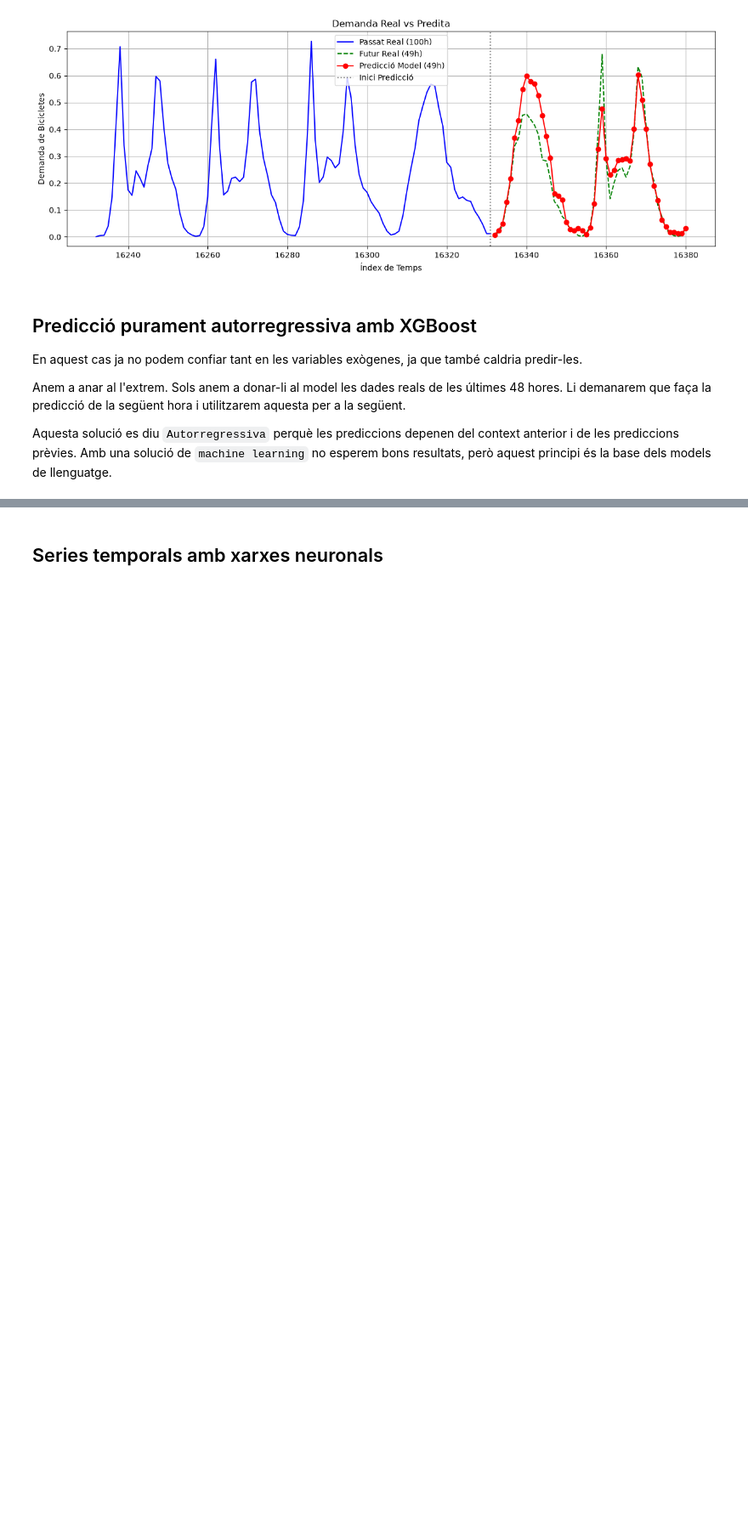
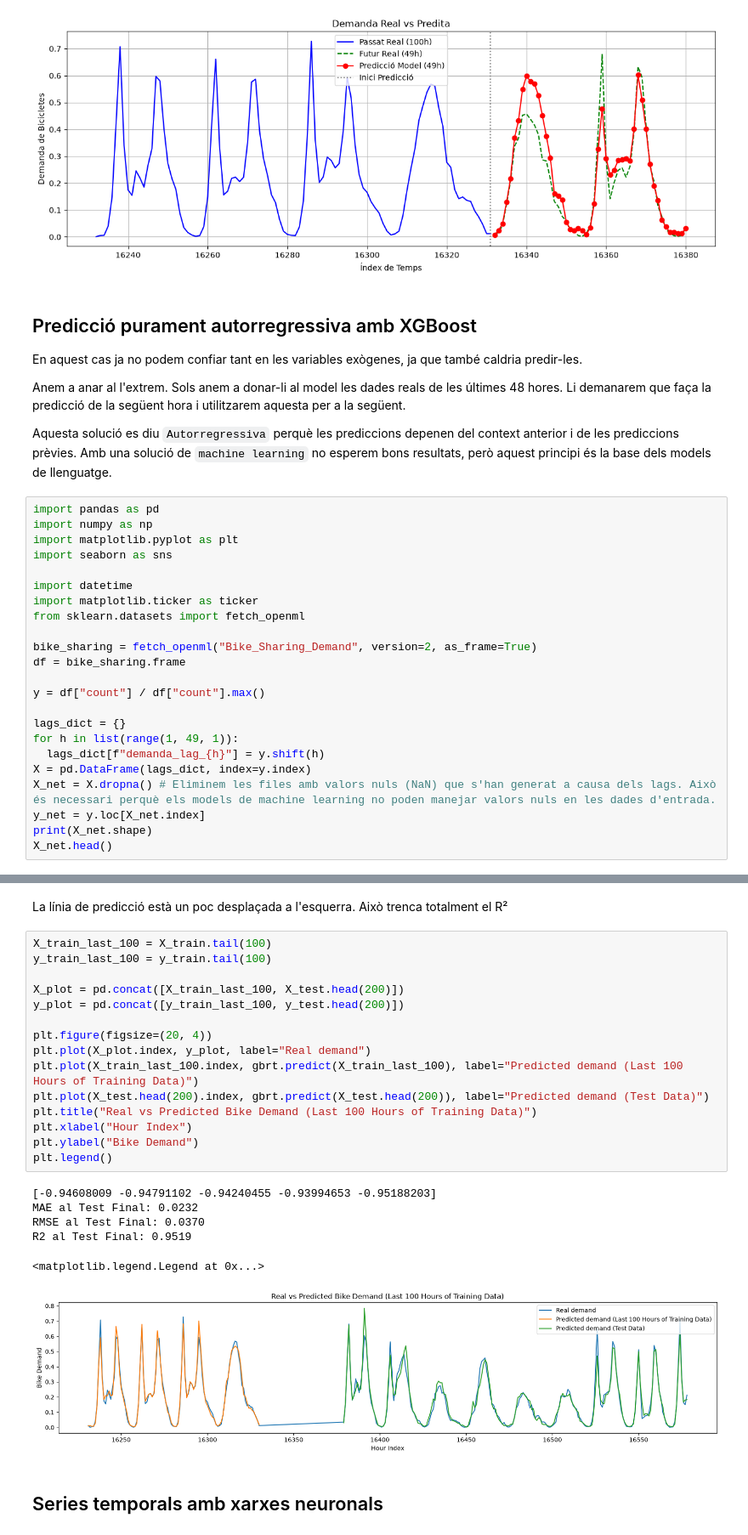
Before and after one commit to Triis98/DissenyIAvaluacioDeModels, a Jupyter notebook: apunts/documents/series_temporals/series_temporals.ipynb, the cells around one changed output, grey strips where cells are left out. Shown at 85% size. Drawn from its saved outputs; the diff is of its cells as text; blank space fills up the shorter version.

```diff
--- a/apunts/documents/series_temporals/series_temporals.ipynb
+++ b/apunts/documents/series_temporals/series_temporals.ipynb
@@ -617,3 +617,26 @@ Anem a anar al l'extrem. Sols anem a donar-li al model les dades reals de les ú
 
 
 Aquesta solució es diu `Autorregressiva` perquè les prediccions depenen del context anterior i de les prediccions prèvies. Amb una solució de `machine learning` no esperem bons resultats, però aquest principi és la base dels models de llenguatge.
+# %%
+import pandas as pd
+import numpy as np
+import matplotlib.pyplot as plt
+import seaborn as sns
+
+import datetime
+import matplotlib.ticker as ticker
+from sklearn.datasets import fetch_openml
+
+bike_sharing = fetch_openml("Bike_Sharing_Demand", version=2, as_frame=True)
+df = bike_sharing.frame
+
+y = df["count"] / df["count"].max()
+
+lags_dict = {}
+for h in list(range(1, 49, 1)):
+  lags_dict[f"demanda_lag_{h}"] = y.shift(h)
+X = pd.DataFrame(lags_dict, index=y.index)
+X_net = X.dropna() # Eliminem les files amb valors nuls (NaN) que s'han generat a causa dels lags. Això és necessari perquè els models de machine learning no poden manejar valors nuls en les dades d'entrada.
+y_net = y.loc[X_net.index]
+print(X_net.shape)
+X_net.head()
@@ -620,3 +832,27 @@ Aquesta solució es diu `Autorregressiva` perquè les prediccions depenen del co
+# %% [markdown]
+La línia de predicció està un poc desplaçada a l'esquerra. Això trenca totalment el R²
+# %%
+X_train_last_100 = X_train.tail(100)
+y_train_last_100 = y_train.tail(100)
+
+X_plot = pd.concat([X_train_last_100, X_test.head(200)])
+y_plot = pd.concat([y_train_last_100, y_test.head(200)])
+
+plt.figure(figsize=(20, 4))
+plt.plot(X_plot.index, y_plot, label="Real demand")
+plt.plot(X_train_last_100.index, gbrt.predict(X_train_last_100), label="Predicted demand (Last 100 Hours of Training Data)")
+plt.plot(X_test.head(200).index, gbrt.predict(X_test.head(200)), label="Predicted demand (Test Data)")
+plt.title("Real vs Predicted Bike Demand (Last 100 Hours of Training Data)")
+plt.xlabel("Hour Index")
+plt.ylabel("Bike Demand")
+plt.legend()
+# %% [output]
+[-0.94608009 -0.94791102 -0.94240455 -0.93994653 -0.95188203]
+MAE al Test Final: 0.0232
+RMSE al Test Final: 0.0370
+R2 al Test Final: 0.9519
+<matplotlib.legend.Legend at 0x...>
+[figure, added]
 # %% [markdown]
 ## Series temporals amb xarxes neuronals
 # %%
```
Also changed, not shown: parts of 5 cells of this notebook.
